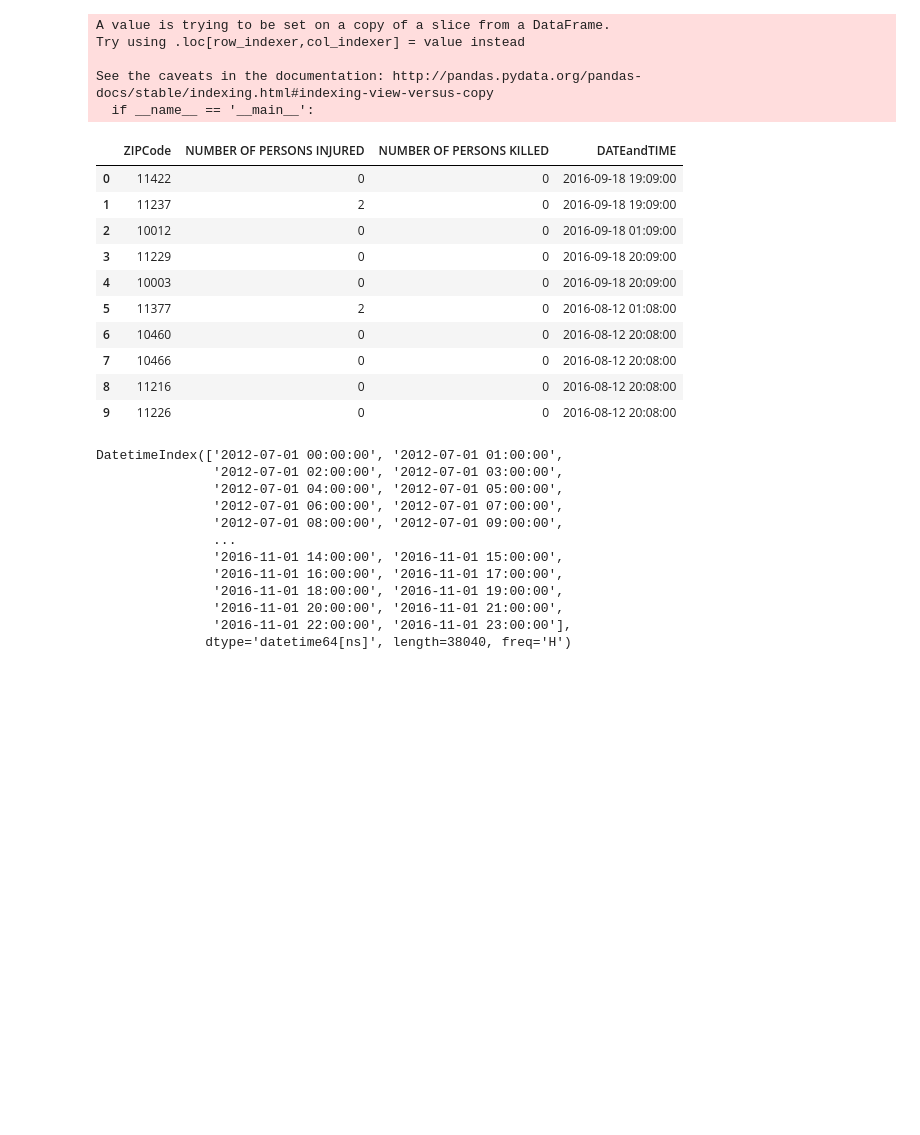
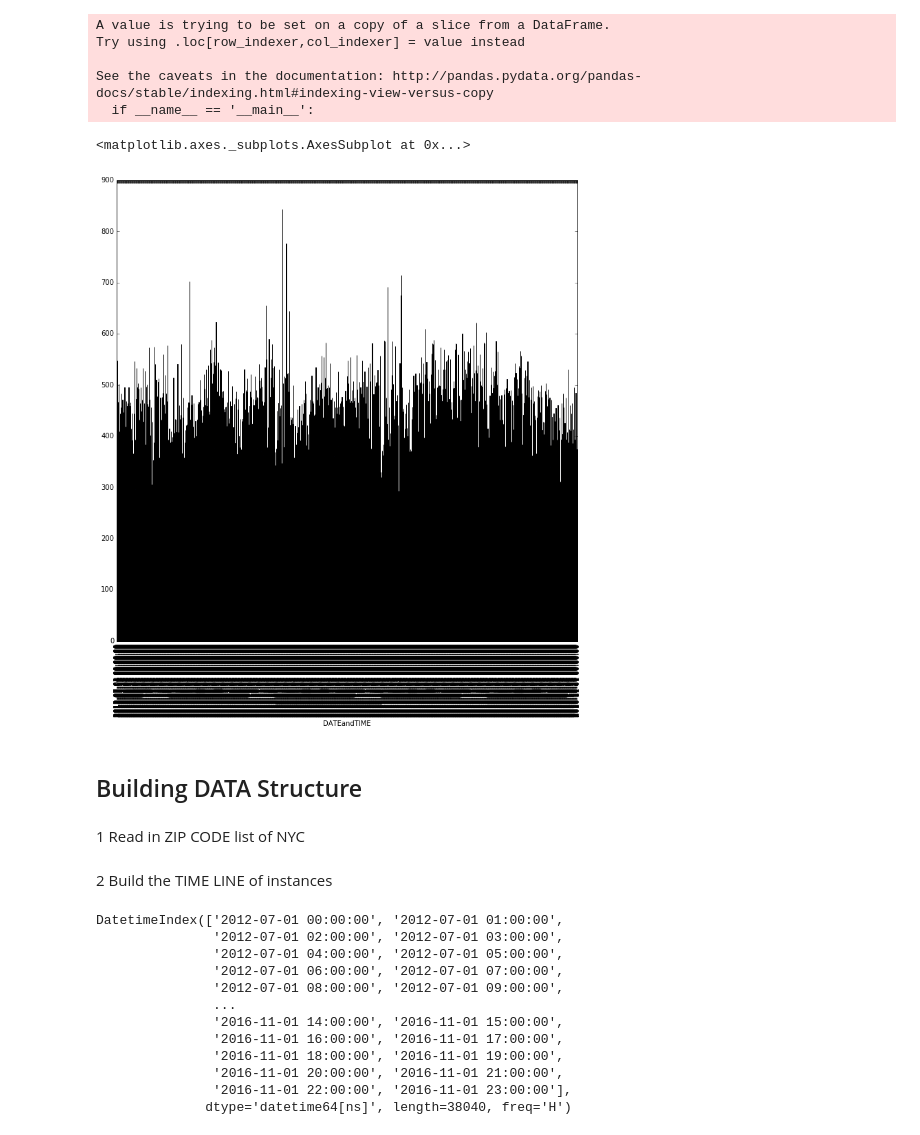
Before and after one commit to wooginawunan/NYCCollisions, a Jupyter notebook: term_project_1001/NYPD Motor Vehicle Collisions-Final Project The perfect 1001 group .ipynb, the cells around one changed output. Saved outputs shown, nothing was run; the diff lists cells and outputs as text; code cells hidden in the pictures; blank space fills up the shorter version.

```diff
--- a/term_project_1001/NYPD Motor Vehicle Collisions-Final Project The perfect 1001 group .ipynb
+++ b/term_project_1001/NYPD Motor Vehicle Collisions-Final Project The perfect 1001 group .ipynb
@@ -23,5 +23,4 @@ data_VandF = pd.DataFrame(dataVandF)
 data_collisions = pd.read_csv(''.join([data_path,'NYPD_Motor_Vehicle_Collisions.csv']))
 data_collisions = pd.DataFrame(data_collisions)
 # %%
-data_collisions_main=data_collisions[['DATE','TIME','ZIP CODE',
-                                      'NUMBER OF PERSONS INJURED','NUMBER OF PERSONS KILLED']]
+data_collisions_main=data_collisions[['DATE','TIME','ZIP CODE','NUMBER OF PERSONS INJURED','NUMBER OF PERSONS KILLED']]
@@ -82,20 +89,27 @@ See the caveats in the documentation: http://pandas.pydata.org/pandas-docs/stabl
   if __name__ == '__main__':
 # %%
 collisions=collisions.drop(['DATE','TIME'],1)
-# %%
-collisions[0:10]
-# %% [output]
-|  | ZIPCode | NUMBER OF PERSONS INJURED | NUMBER OF PERSONS KILLED | DATEandTIME |
-| 0 | 11422 | 0 | 0 | 2016-09-18 19:09:00 |
-| 1 | 11237 | 2 | 0 | 2016-09-18 19:09:00 |
-| 2 | 10012 | 0 | 0 | 2016-09-18 01:09:00 |
-| 3 | 11229 | 0 | 0 | 2016-09-18 20:09:00 |
-| 4 | 10003 | 0 | 0 | 2016-09-18 20:09:00 |
-| 5 | 11377 | 2 | 0 | 2016-08-12 01:08:00 |
-| 6 | 10460 | 0 | 0 | 2016-08-12 20:08:00 |
-| 7 | 10466 | 0 | 0 | 2016-08-12 20:08:00 |
-| 8 | 11216 | 0 | 0 | 2016-08-12 20:08:00 |
-| 9 | 11226 | 0 | 0 | 2016-08-12 20:08:00 |
+# %%
+#Relocate for 100000
+collisions['ZIPCode']=collisions['ZIPCode'].replace({10000: 10065})
+
+collisions=collisions.sort_values(by=['ZIPCode','DATEandTIME'])
+# %%
+import matplotlib
+import matplotlib.pyplot as plt
+df=collisions
+df.set_index('DATEandTIME', drop=False, inplace=True)
+%matplotlib inline
+fig = plt.figure(figsize = (12, 12))
+df['ZIPCode'].groupby(pd.TimeGrouper(freq='D')).count().plot(kind='bar')
+# %% [output]
+<matplotlib.axes._subplots.AxesSubplot at 0x...>
+[figure, added]
+# %% [markdown]
+Building DATA Structure
+------
+# %% [markdown]
+1 Read in ZIP CODE list of NYC
 # %%
 ZIP_Code_NYC=pd.read_csv(''.join([data_path,'zipcode.csv']))
 ZIP_Code_NYC=pd.DataFrame(ZIP_Code_NYC)
@@ -106,3 +119,5 @@ ZIP_Code_NYC.index=range(0,240)
+# %% [markdown]
+2 Build the TIME LINE of instances
 # %%
 # data start 7/1/12
 # data end 11/1/16
```
Also changed, not shown: parts of 18 cells of this notebook.
